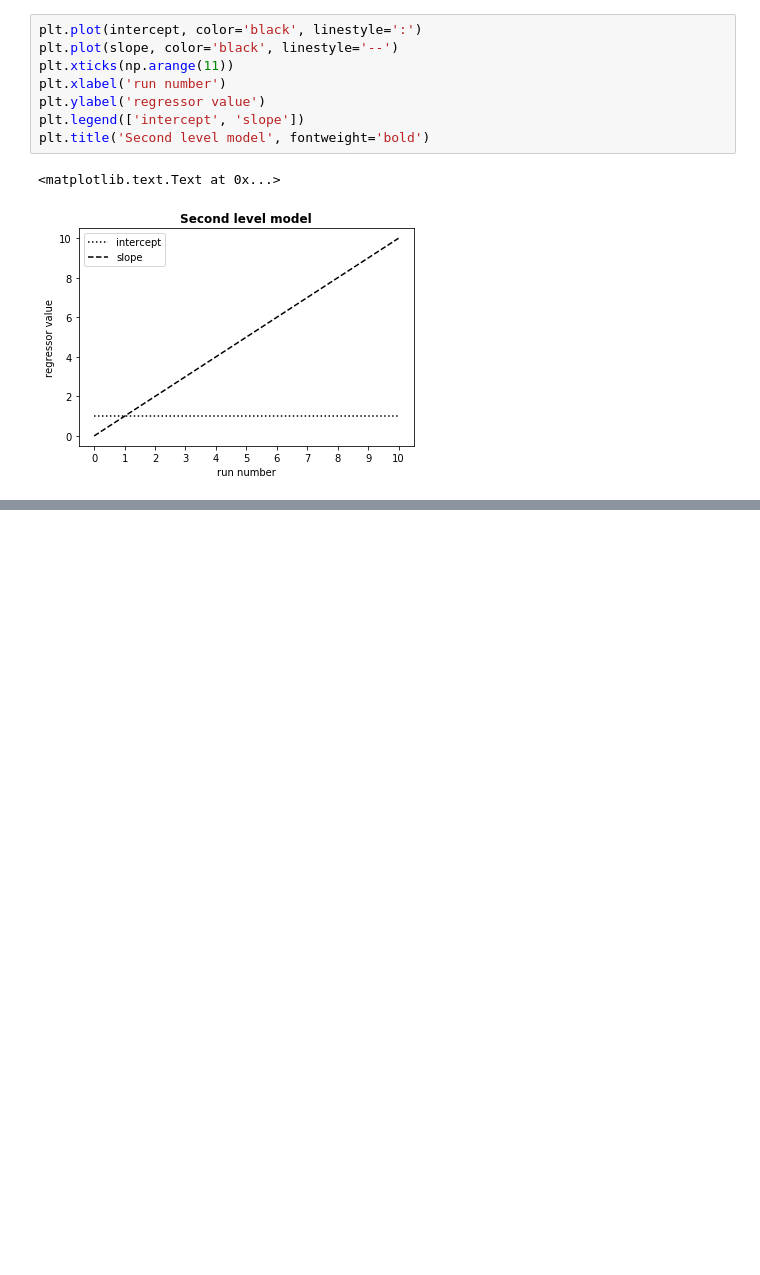
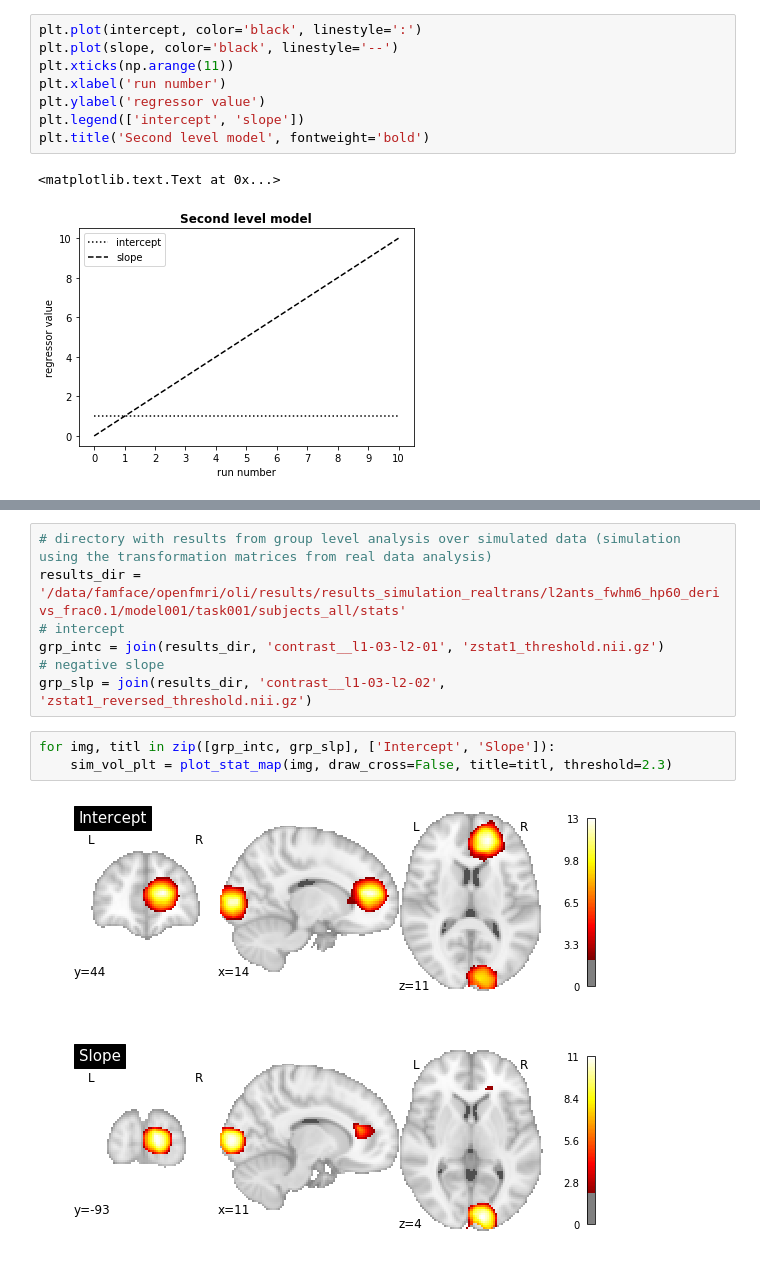
Before and after one commit to oliver-contier/famface-temporal-dynamics, a Jupyter notebook: notebooks/simulation_demo.ipynb, the cells around one changed output, grey strips where cells are left out. Drawn from its saved outputs; the diff is of its cells as text; blank space fills up the shorter version.

```diff
--- a/notebooks/simulation_demo.ipynb
+++ b/notebooks/simulation_demo.ipynb
@@ -198,0 +236,13 @@ plt.title('Second level model', fontweight='bold')
+# %%
+# directory with results from group level analysis over simulated data (simulation using the transformation matrices from real data analysis)
+results_dir = '/data/famface/openfmri/oli/results/results_simulation_realtrans/l2ants_fwhm6_hp60_derivs_frac0.1/model001/task001/subjects_all/stats'
+# intercept
+grp_intc = join(results_dir, 'contrast__l1-03-l2-01', 'zstat1_threshold.nii.gz')
+# negative slope
+grp_slp = join(results_dir, 'contrast__l1-03-l2-02', 'zstat1_reversed_threshold.nii.gz')
+# %%
+for img, titl in zip([grp_intc, grp_slp], ['Intercept', 'Slope']):
+    sim_vol_plt = plot_stat_map(img, draw_cross=False, title=titl, threshold=2.3)
+# %% [output]
+[figure, added]
+[figure, added]
```
Also changed, not shown: parts of 12 cells of this notebook.
